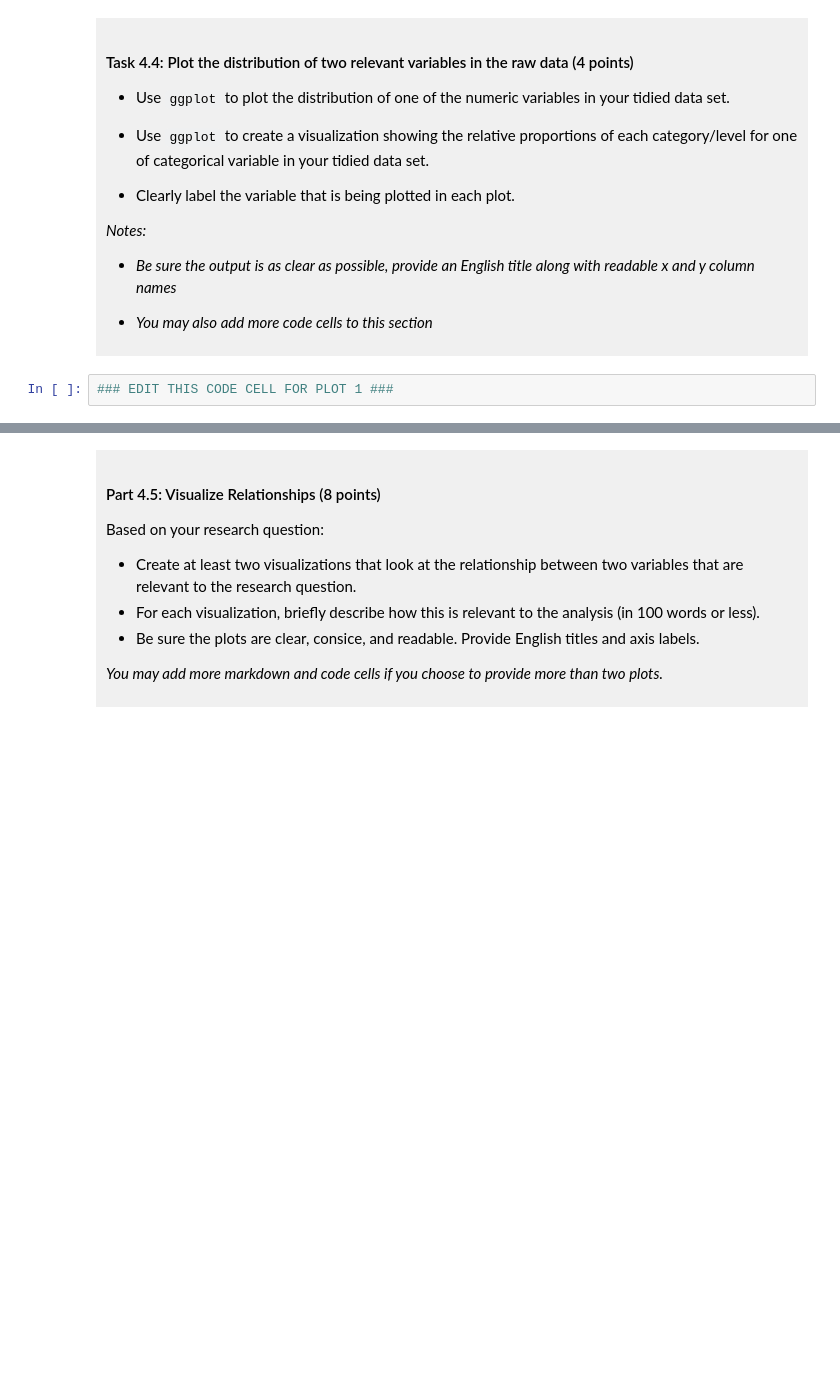
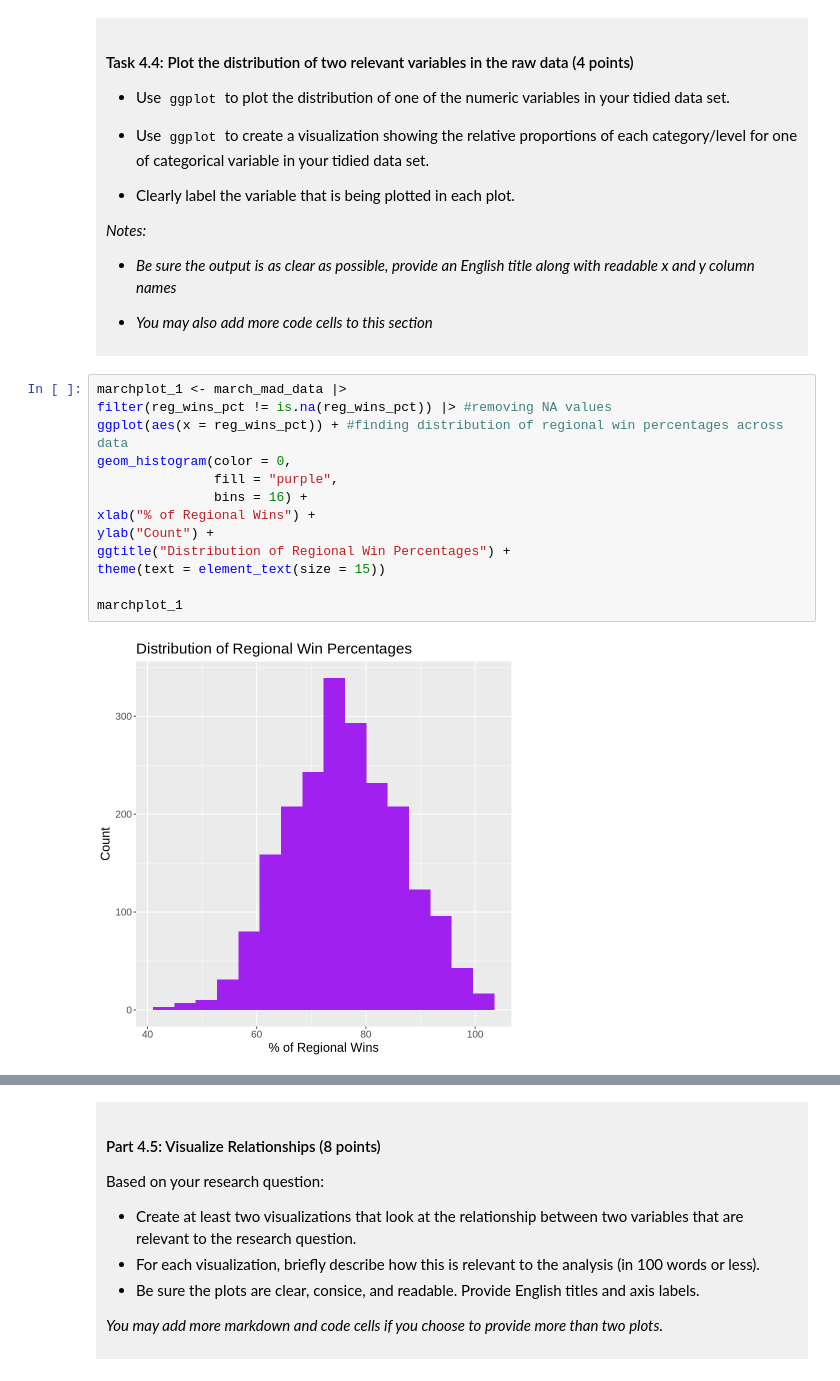
Before and after one commit to kdraat/dsci-100-project-kaia-deraat, a Jupyter notebook: dsci-100-project-notebook.ipynb, the cells around one changed output, grey strips where cells are left out. Drawn from its saved outputs; the diff is of its cells as text; blank space fills up the shorter version.

```diff
--- a/dsci-100-project-notebook.ipynb
+++ b/dsci-100-project-notebook.ipynb
@@ -305,5 +361,18 @@ You will refine your research question (if needed) and produce a tidy data set.
 
 </div>
 # %%
-### EDIT THIS CODE CELL FOR PLOT 1 ###
+marchplot_1 <- march_mad_data |>
+filter(reg_wins_pct != is.na(reg_wins_pct)) |> #removing NA values
+ggplot(aes(x = reg_wins_pct)) + #finding distribution of regional win percentages across data
+geom_histogram(color = 0,
+               fill = "purple",
+               bins = 16) +
+xlab("% of Regional Wins") +
+ylab("Count") +
+ggtitle("Distribution of Regional Win Percentages") +
+theme(text = element_text(size = 15))
+
+marchplot_1
+# %% [output]
+[figure, added]
 # %%
```
Also changed, not shown: parts of 13 cells of this notebook.
